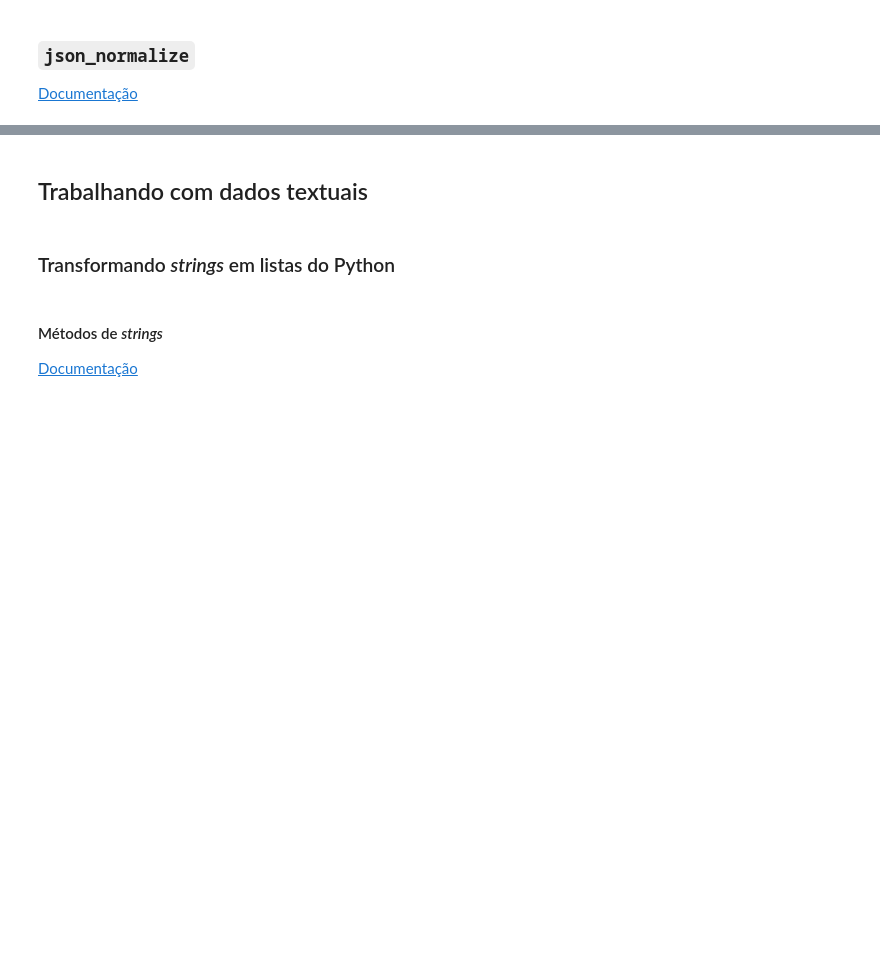
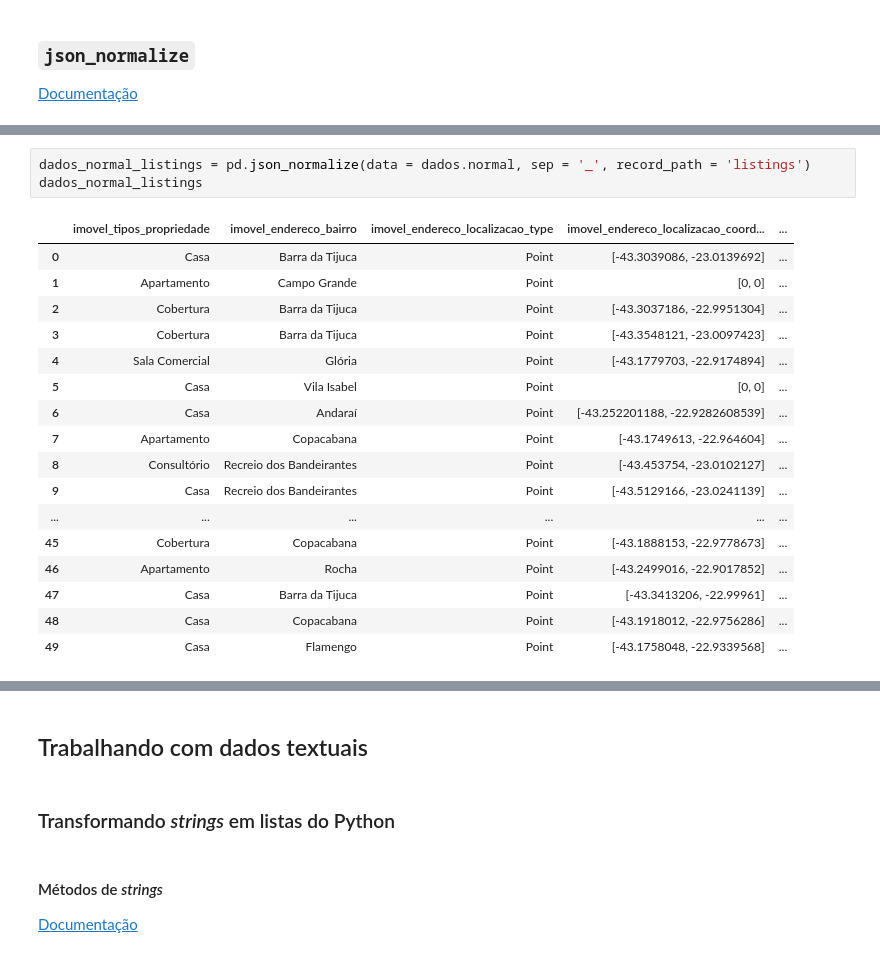
Before and after one commit to emersonleaojr/Pandas_avancado, a Jupyter notebook: Projeto.ipynb, the cells around one changed output, grey strips where cells are left out. Drawn from its saved outputs; the diff is of its cells as text; blank space fills up the shorter version.

Commit message:
Leitura de listas de dicionário em arquivos json

```diff
--- a/Projeto.ipynb
+++ b/Projeto.ipynb
@@ -190,0 +245,21 @@ bairros
+# %%
+dados_normal_listings = pd.json_normalize(data = dados.normal, sep = '_', record_path = 'listings')
+dados_normal_listings
+# %% [output]
+|  | imovel_tipos_propriedade | imovel_endereco_bairro | imovel_endereco_localizacao_type | imovel_endereco_localizacao_coord... | ... |
+| 0 | Casa | Barra da Tijuca | Point | [-43.3039086, -23.0139692] | ... |
+| 1 | Apartamento | Campo Grande | Point | [0, 0] | ... |
+| 2 | Cobertura | Barra da Tijuca | Point | [-43.3037186, -22.9951304] | ... |
+| 3 | Cobertura | Barra da Tijuca | Point | [-43.3548121, -23.0097423] | ... |
+| 4 | Sala Comercial | Glória | Point | [-43.1779703, -22.9174894] | ... |
+| 5 | Casa | Vila Isabel | Point | [0, 0] | ... |
+| 6 | Casa | Andaraí | Point | [-43.252201188, -22.9282608539] | ... |
+| 7 | Apartamento | Copacabana | Point | [-43.1749613, -22.964604] | ... |
+| 8 | Consultório | Recreio dos Bandeirantes | Point | [-43.453754, -23.0102127] | ... |
+| 9 | Casa | Recreio dos Bandeirantes | Point | [-43.5129166, -23.0241139] | ... |
+| ... | ... | ... | ... | ... | ... |
+| 45 | Cobertura | Copacabana | Point | [-43.1888153, -22.9778673] | ... |
+| 46 | Apartamento | Rocha | Point | [-43.2499016, -22.9017852] | ... |
+| 47 | Casa | Barra da Tijuca | Point | [-43.3413206, -22.99961] | ... |
+| 48 | Casa | Copacabana | Point | [-43.1918012, -22.9756286] | ... |
+| 49 | Casa | Flamengo | Point | [-43.1758048, -22.9339568] | ... |
```
Also changed, not shown: parts of 9 cells of this notebook.
